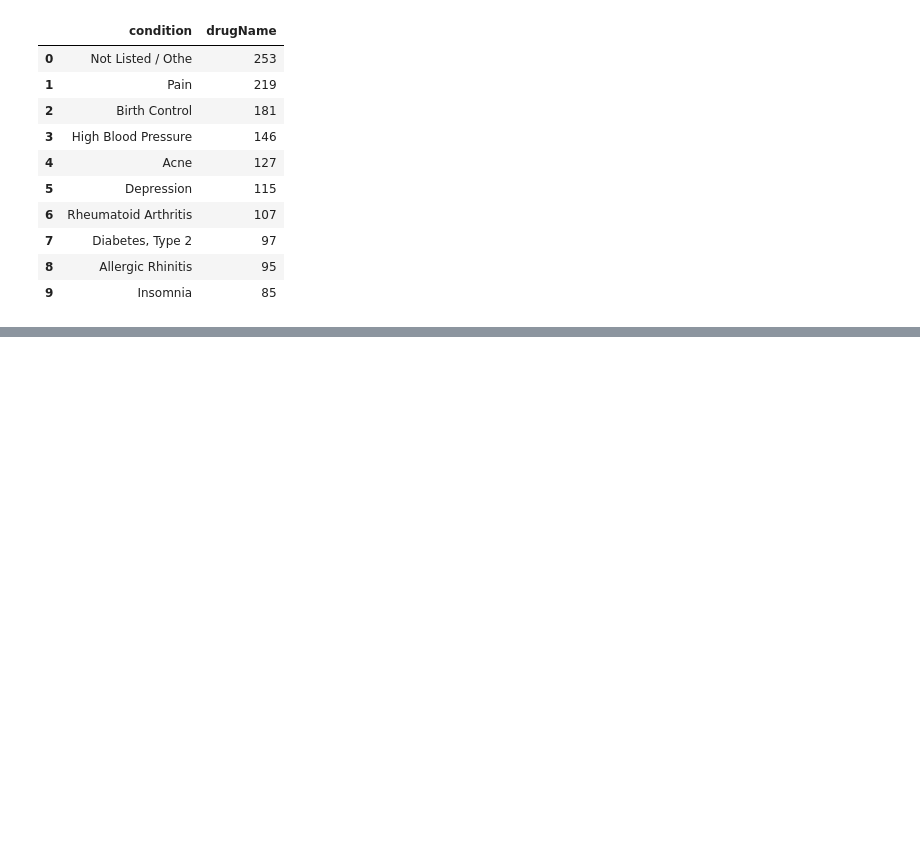
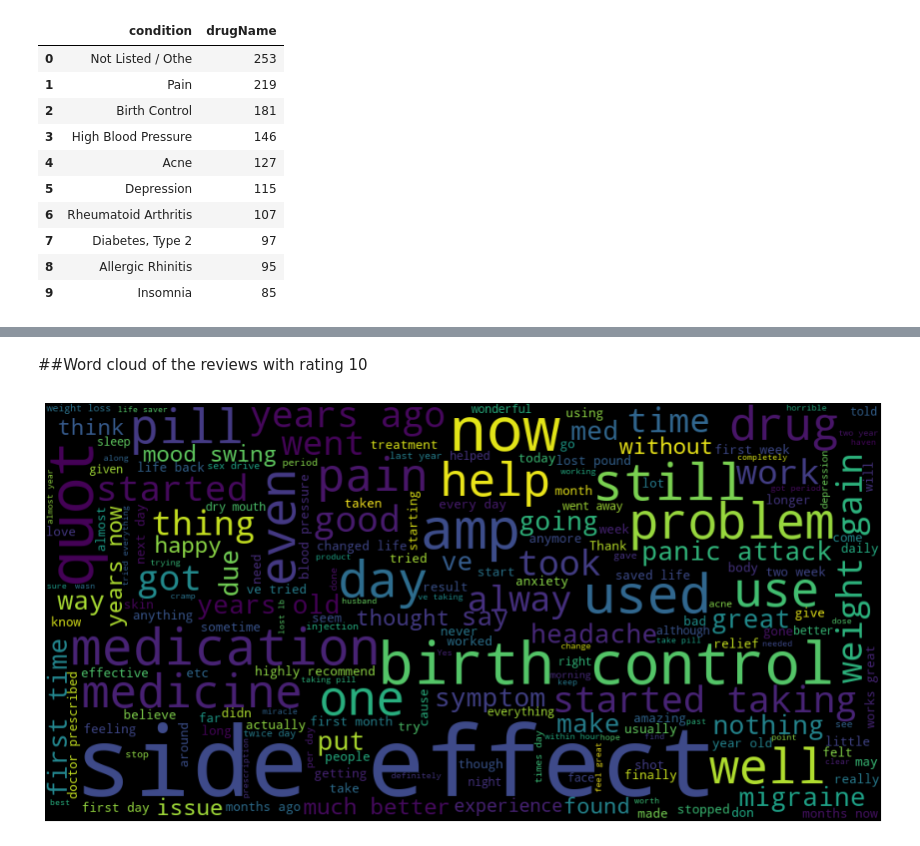
Before and after one commit to Madhurika1292/Medicines-and-Common-Treatment-Recommendation-System, a Jupyter notebook: Drugscom_data_exploration.ipynb, the cells around one changed output, grey strips where cells are left out. Cells and saved outputs as stored; diff of their text form; code cells hidden in the pictures; blank space fills up the shorter version.

```diff
--- a/Drugscom_data_exploration.ipynb
+++ b/Drugscom_data_exploration.ipynb
@@ -159,0 +236,13 @@ fig.show()
+# %% [markdown]
+##Word cloud of the reviews with rating 10
+# %%
+# Word cloud of the reviews with rating equal to 10
+df_rate_ten = Drugscom_combined.loc[Drugscom_combined.rating == 10, 'review']
+k = (' '.join(df_rate_ten))
+
+wordcloud = WordCloud(width = 1000, height = 500).generate(k)
+plt.figure(figsize=(15, 10))
+plt.imshow(wordcloud)
+plt.axis('off');
+# %% [output]
+[figure, added]
```
Also changed, not shown: parts of 12 cells of this notebook.
